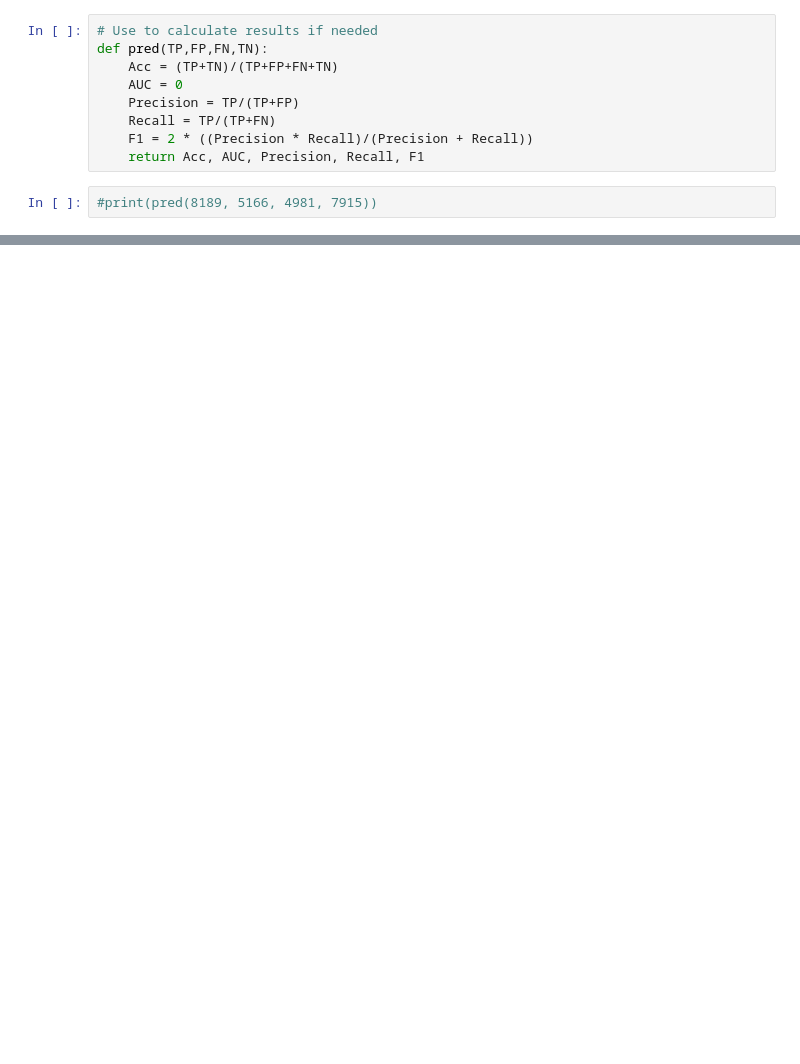
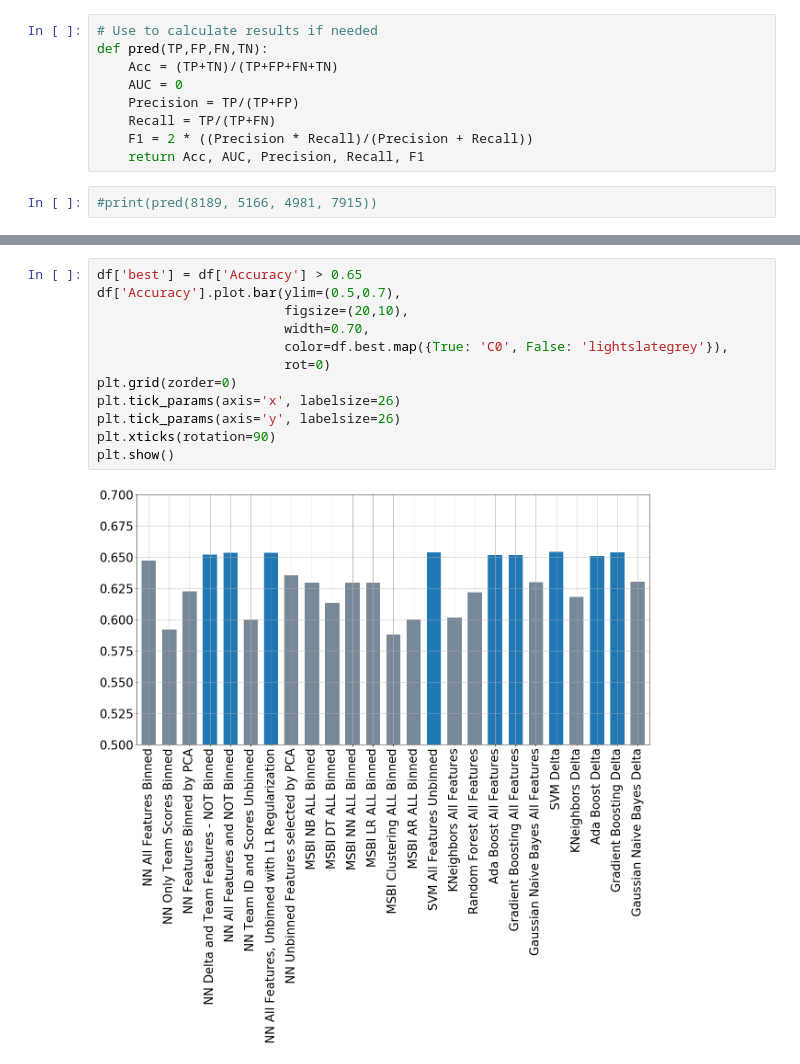
Before and after one commit to wamaithagitaka/CMPT491Group5, a Jupyter notebook: NCAA_Results.ipynb, the cells around one changed output, grey strips where cells are left out. Cells and saved outputs as stored; diff of their text form; blank space fills up the shorter version.

```diff
--- a/NCAA_Results.ipynb
+++ b/NCAA_Results.ipynb
@@ -46,0 +98,14 @@ def pred(TP,FP,FN,TN):
+# %%
+df['best'] = df['Accuracy'] > 0.65
+df['Accuracy'].plot.bar(ylim=(0.5,0.7),
+                        figsize=(20,10),
+                        width=0.70,
+                        color=df.best.map({True: 'C0', False: 'lightslategrey'}),
+                        rot=0)
+plt.grid(zorder=0)
+plt.tick_params(axis='x', labelsize=26)
+plt.tick_params(axis='y', labelsize=26)
+plt.xticks(rotation=90)
+plt.show()
+# %% [output]
+[figure, added]
```
Also changed, not shown: parts of 5 cells of this notebook.
